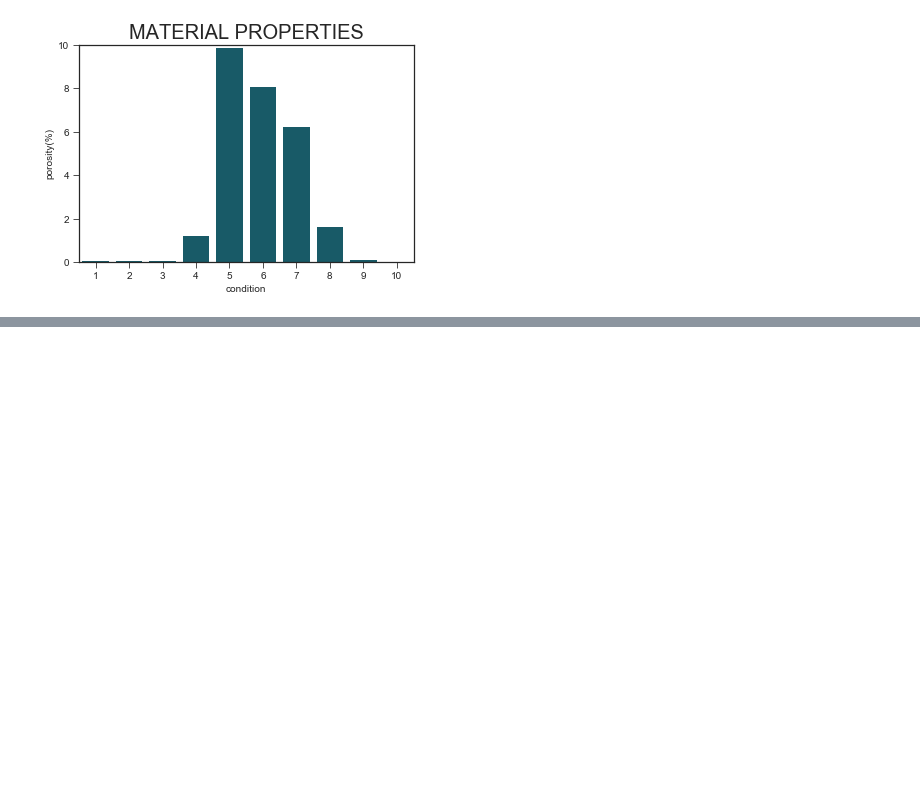
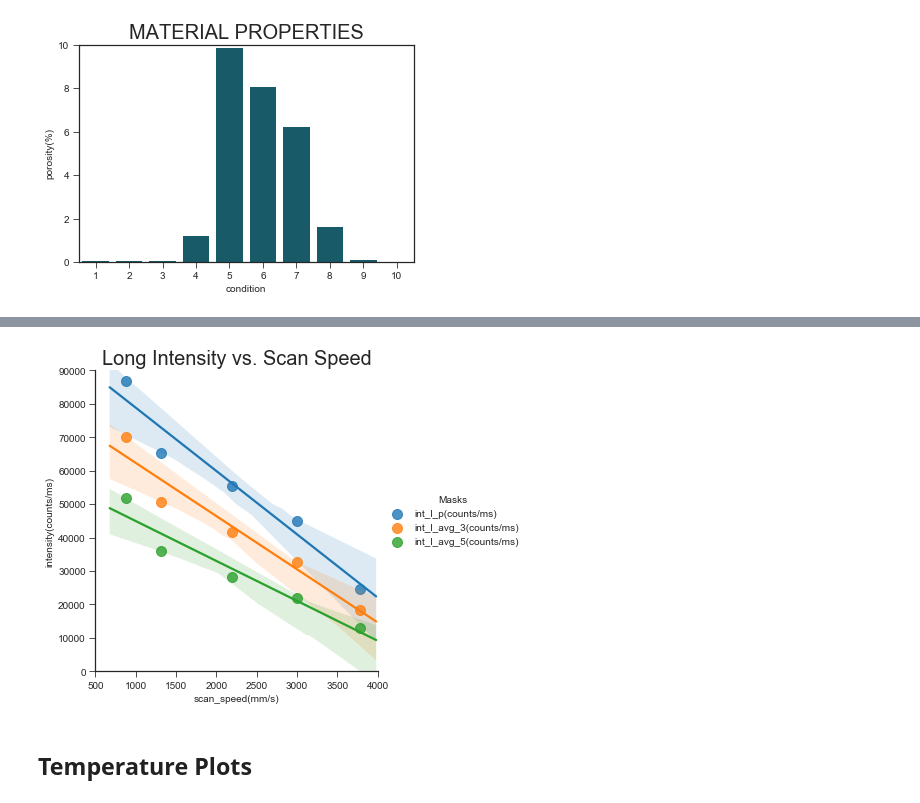
Before and after one commit to milesin3d/IncreaseAMYield, a Jupyter notebook: IncreaseAMYield.ipynb, the cells around one changed output, grey strips where cells are left out. Cells and saved outputs as stored; diff of their text form; code cells hidden in the pictures; blank space fills up the shorter version.

```diff
--- a/IncreaseAMYield.ipynb
+++ b/IncreaseAMYield.ipynb
@@ -790,0 +991,24 @@ plt.ylim(0, 10)
+# %%
+# Plot long intensity vs scan speed
+
+# select speed variation (sv) rows
+mpm_int_l_sv = mpm_int_l[mpm_int_l['cond_type'] == 'SV']
+
+# convert the level_1 index into a column
+mpm_int_l_sv.reset_index(level=1, inplace=True)
+
+plot_dict_int_l_sv = {
+                'x_data' : 'scan_speed(mm/s)',
+                'y_data' : 'intensity(counts/ms)',
+                'table' : mpm_int_l_sv,
+                'hue' : 'mask',
+                'title' : 'Long Intensity vs. Scan Speed',
+                'x_lim' : [500, 4000],
+                'y_lim' : [0, 90000],
+                'legend_title' : 'Masks'
+             }
+create_lmplot(plot_dict_int_l_sv)
+# %% [output]
+[figure, added]
+# %% [markdown]
+## Temperature Plots
```
Also changed, not shown: parts of 43 cells of this notebook.
